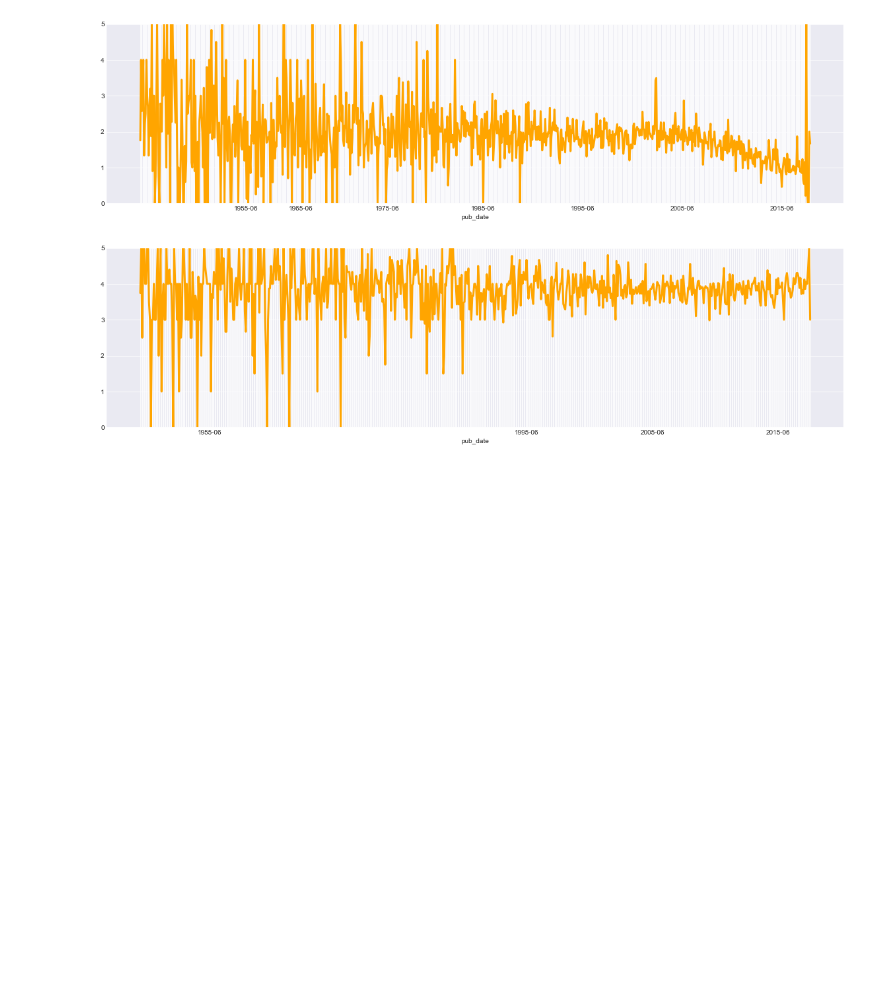
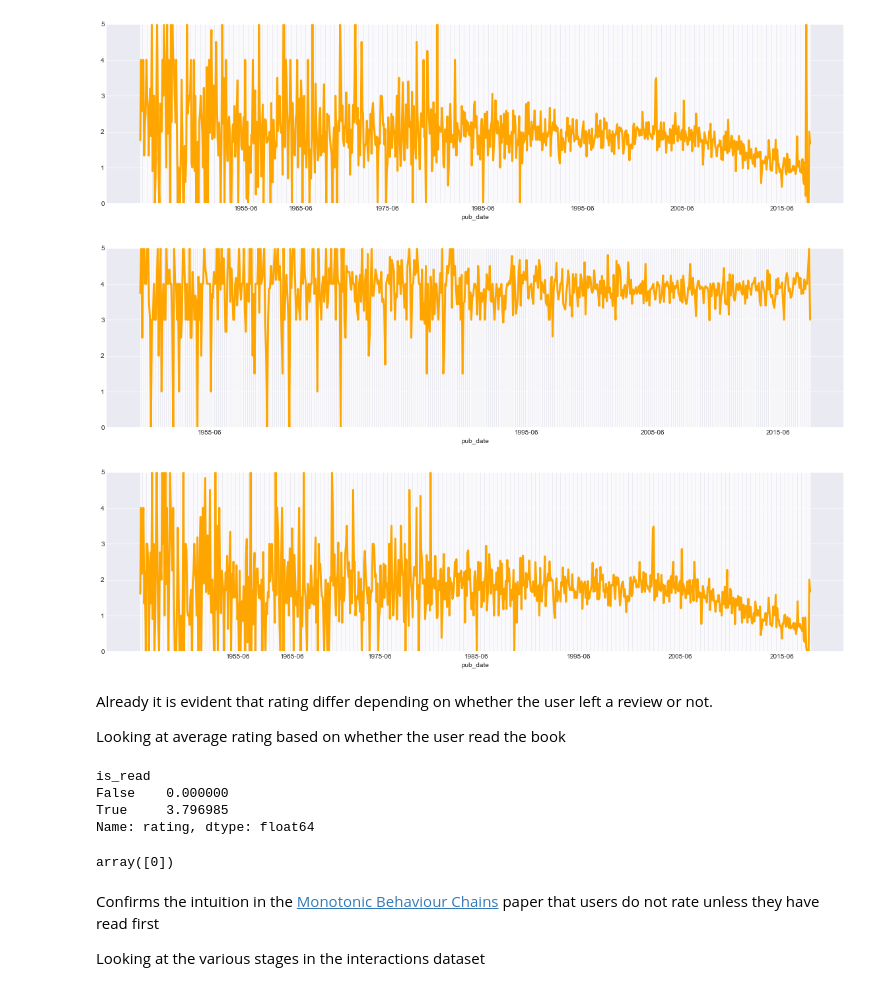
Before and after one commit to MattB17/MLProject, a Jupyter notebook: Exploratory.ipynb, the cells around one changed output. Cells and saved outputs as stored; diff of their text form; code cells hidden in the pictures; blank space fills up the shorter version.

```diff
--- a/Exploratory.ipynb
+++ b/Exploratory.ipynb
@@ -260,3 +313,26 @@ visualize_mean_rating_by_pub_date(all_interactions_df)
 visualize_mean_rating_by_pub_date(reviews_df)
 # %% [output]
 [figure]
+# %%
+visualize_mean_rating_by_pub_date(non_reviews_df)
+# %% [output]
+[figure, added]
+# %% [markdown]
+Already it is evident that rating differ depending on whether the user left a review or not.
+
+Looking at average rating based on whether the user read the book
+# %%
+all_interactions_df.groupby(all_interactions_df['is_read'])['rating'].mean()
+# %% [output]
+is_read
+False    0.000000
+True     3.796985
+Name: rating, dtype: float64
+# %%
+all_interactions_df[all_interactions_df['is_read'] == False]['rating'].unique()
+# %% [output]
+array([0])
+# %% [markdown]
+Confirms the intuition in the [Monotonic Behaviour Chains](http://cseweb.ucsd.edu/~jmcauley/pdfs/recsys18b.pdf) paper that users do not rate unless they have read first
+
+Looking at the various stages in the interactions dataset
```
Also changed, not shown: parts of 23 cells of this notebook.
